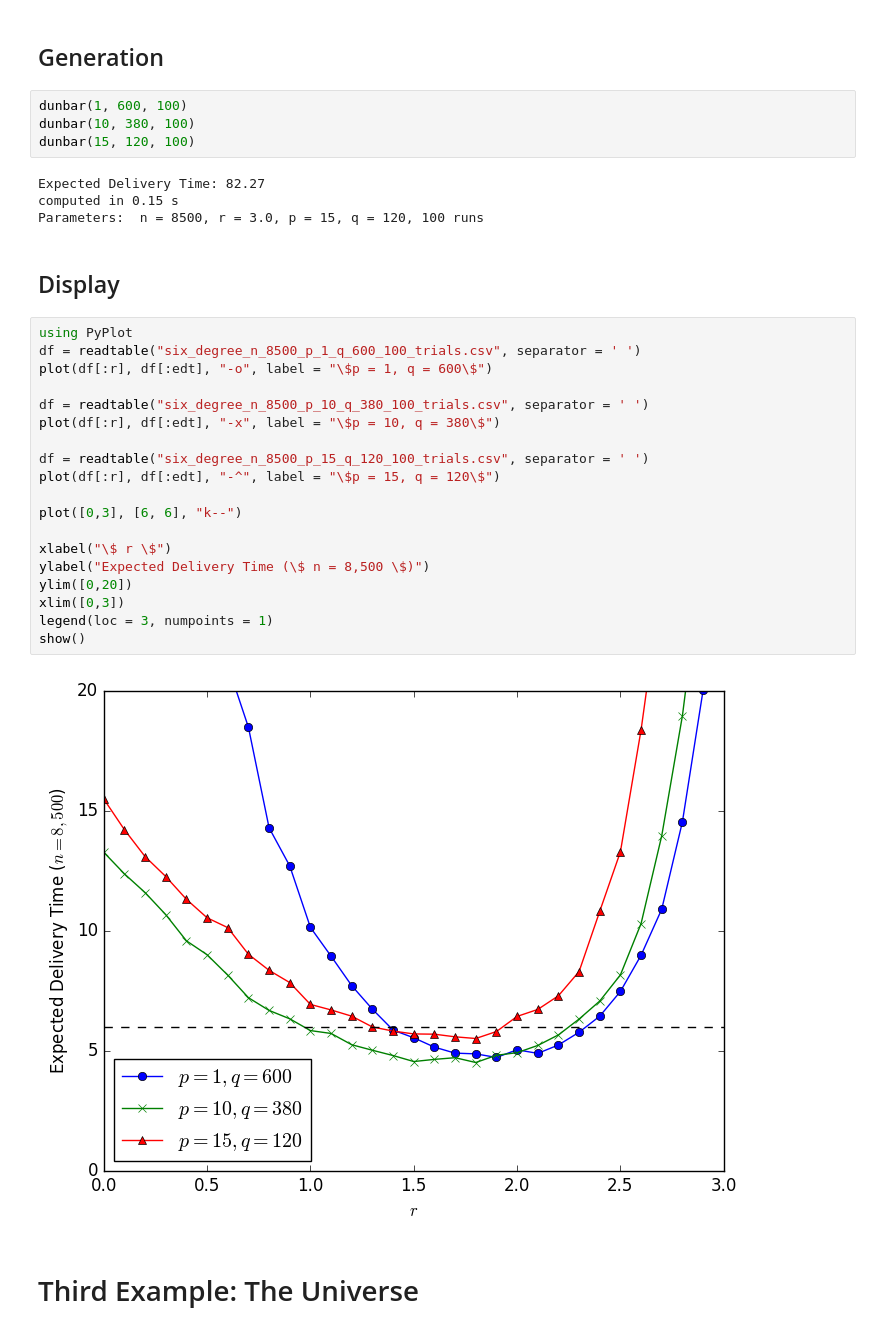
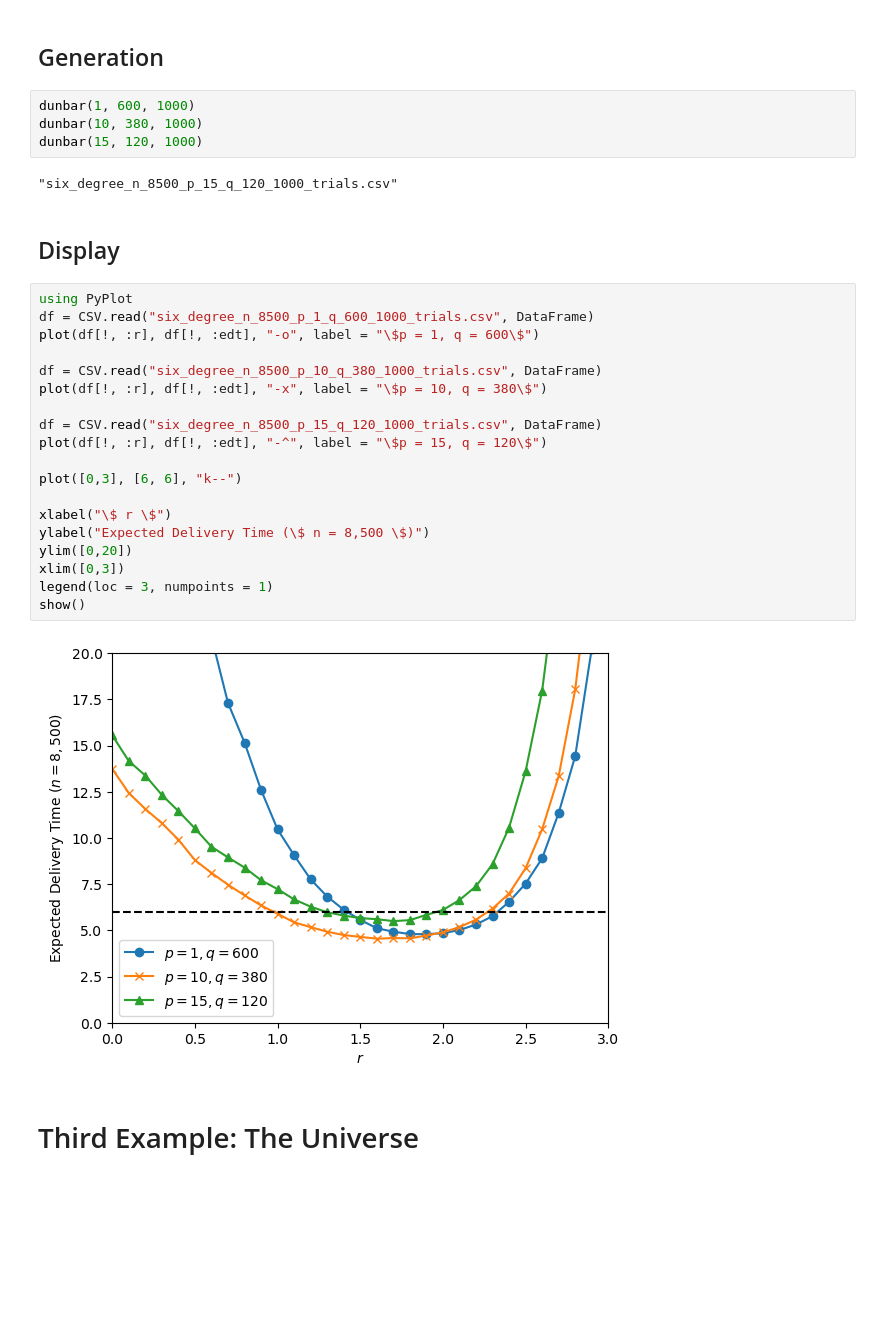
Before and after one commit to balouf/Kleinberg, a Jupyter notebook: Examples.ipynb, the cells around one changed output. Drawn from its saved outputs; the diff is of its cells as text; blank space fills up the shorter version.

```diff
--- a/Examples.ipynb
+++ b/Examples.ipynb
@@ -122,36 +125,34 @@ dunbar (generic function with 4 methods)
 # %% [markdown]
 ## Generation
 # %%
-dunbar(1, 600, 100)
-dunbar(10, 380, 100)
-dunbar(15, 120, 100)
+dunbar(1, 600, 1000)
+dunbar(10, 380, 1000)
+dunbar(15, 120, 1000)
 # %% [output]
-Expected Delivery Time: 82.27
-computed in 0.15 s
-Parameters:  n = 8500, r = 3.0, p = 15, q = 120, 100 runs
+"six_degree_n_8500_p_15_q_120_1000_trials.csv"
 # %% [markdown]
 ## Display
 # %%
 using PyPlot
-df = readtable("six_degree_n_8500_p_1_q_600_100_trials.csv", separator = ' ')
-plot(df[:r], df[:edt], "-o", label = "\$p = 1, q = 600\$")
+df = CSV.read("six_degree_n_8500_p_1_q_600_1000_trials.csv", DataFrame)
+plot(df[!, :r], df[!, :edt], "-o", label = "\$p = 1, q = 600\$")
 
-df = readtable("six_degree_n_8500_p_10_q_380_100_trials.csv", separator = ' ')
-plot(df[:r], df[:edt], "-x", label = "\$p = 10, q = 380\$")
+df = CSV.read("six_degree_n_8500_p_10_q_380_1000_trials.csv", DataFrame)
+plot(df[!, :r], df[!, :edt], "-x", label = "\$p = 10, q = 380\$")
 
-df = readtable("six_degree_n_8500_p_15_q_120_100_trials.csv", separator = ' ')
-plot(df[:r], df[:edt], "-^", label = "\$p = 15, q = 120\$")
+df = CSV.read("six_degree_n_8500_p_15_q_120_1000_trials.csv", DataFrame)
+plot(df[!, :r], df[!, :edt], "-^", label = "\$p = 15, q = 120\$")
 
 plot([0,3], [6, 6], "k--")
 
 xlabel("\$ r \$")
 ylabel("Expected Delivery Time (\$ n = 8,500 \$)")
 ylim([0,20])
 xlim([0,3])
 legend(loc = 3, numpoints = 1)
 show()
 # %% [output]
-[figure, old version]
+[figure, new version]
 # %% [markdown]
 # Third Example: The Universe
 # %% [markdown]
```
Also changed, not shown: parts of 13 cells of this notebook, 2 other files.
